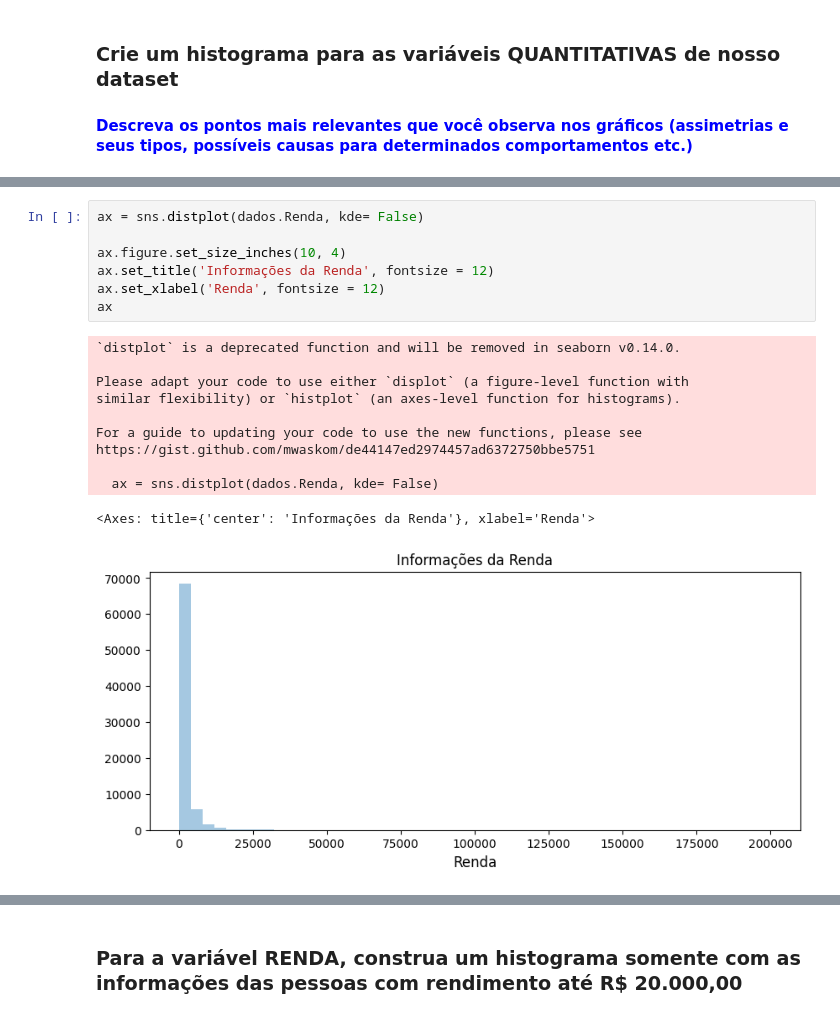
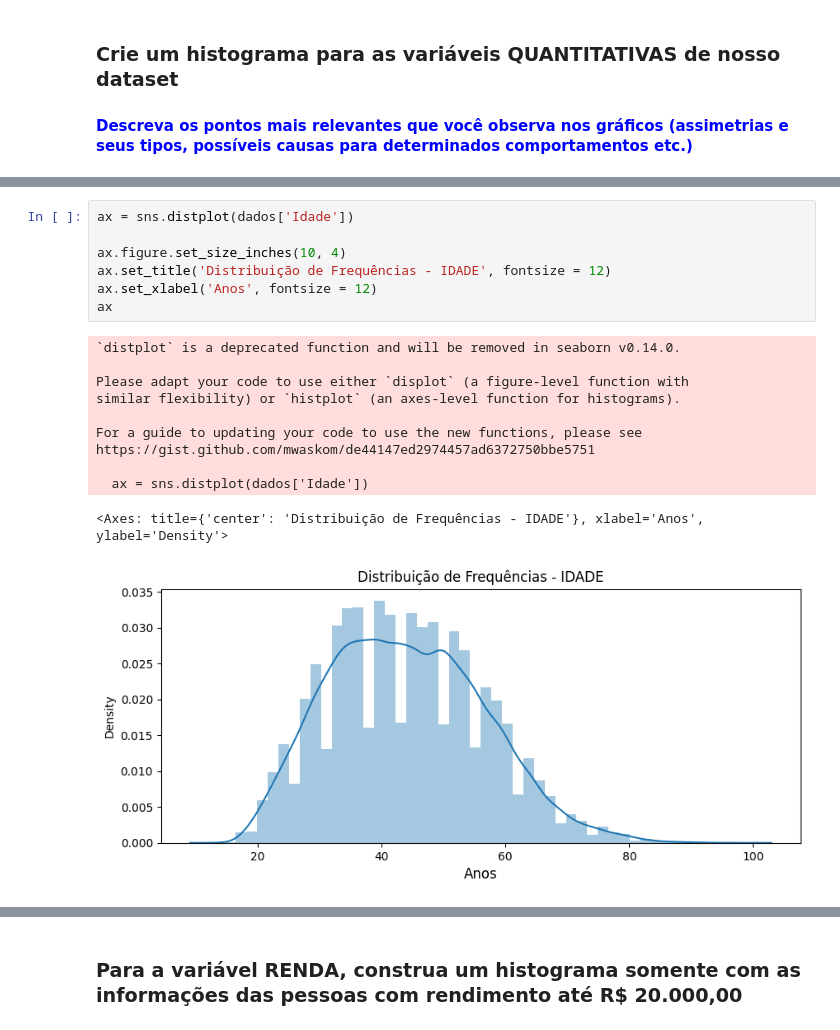
Before and after one commit to euninha1/estatistica_py, a Jupyter notebook: Análise_Descritiva.ipynb, the cells around one changed output, grey strips where cells are left out. Saved outputs shown, nothing was run; the diff lists cells and outputs as text.

```diff
--- a/Análise_Descritiva.ipynb
+++ b/Análise_Descritiva.ipynb
@@ -301,19 +300,19 @@ https://gist.github.com/mwaskom/de44147ed2974457ad6372750bbe5751
 # %%
-ax = sns.distplot(dados.Renda, kde= False)
+ax = sns.distplot(dados['Idade'])
 
 ax.figure.set_size_inches(10, 4)
-ax.set_title('Informações da Renda', fontsize = 12)
-ax.set_xlabel('Renda', fontsize = 12)
+ax.set_title('Distribuição de Frequências - IDADE', fontsize = 12)
+ax.set_xlabel('Anos', fontsize = 12)
 ax
 # %% [output]
 `distplot` is a deprecated function and will be removed in seaborn v0.14.0.
 
 Please adapt your code to use either `displot` (a figure-level function with
 similar flexibility) or `histplot` (an axes-level function for histograms).
 
 For a guide to updating your code to use the new functions, please see
 https://gist.github.com/mwaskom/de44147ed2974457ad6372750bbe5751
 
-  ax = sns.distplot(dados.Renda, kde= False)
+  ax = sns.distplot(dados['Idade'])
-<Axes: title={'center': 'Informações da Renda'}, xlabel='Renda'>
+<Axes: title={'center': 'Distribuição de Frequências - IDADE'}, xlabel='Anos', ylabel='Density'>
-[figure, old version]
+[figure, new version]
```
Also changed, not shown: parts of 43 cells of this notebook.
